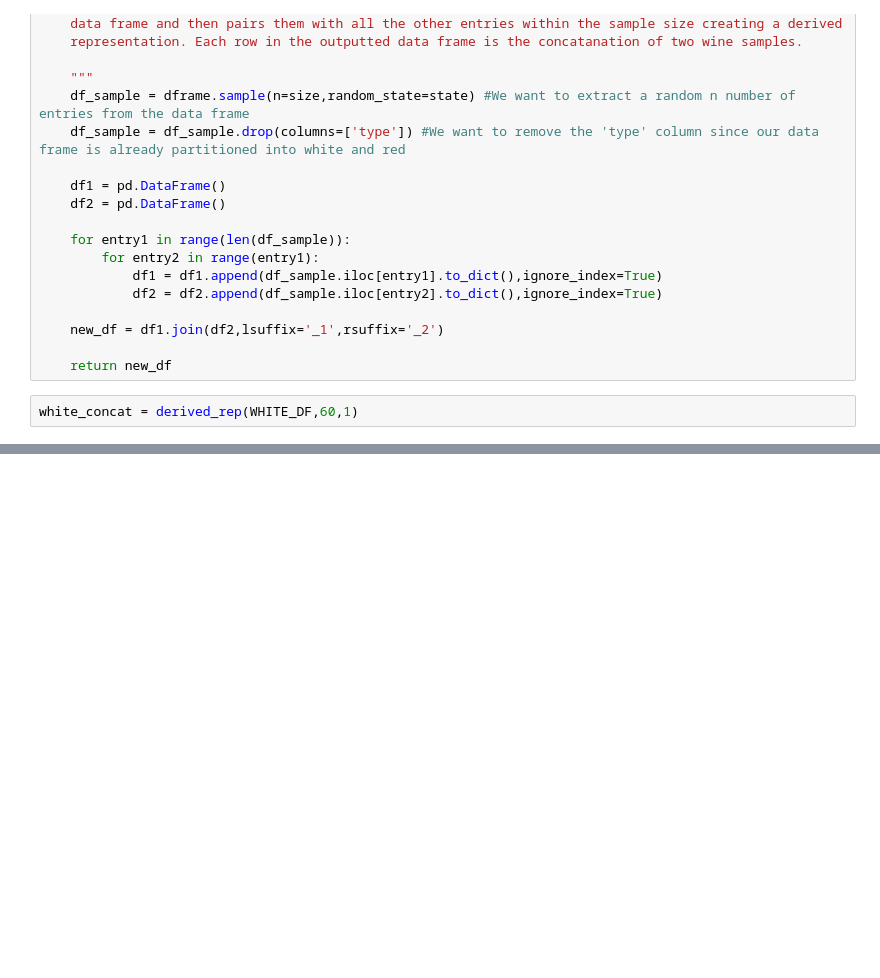
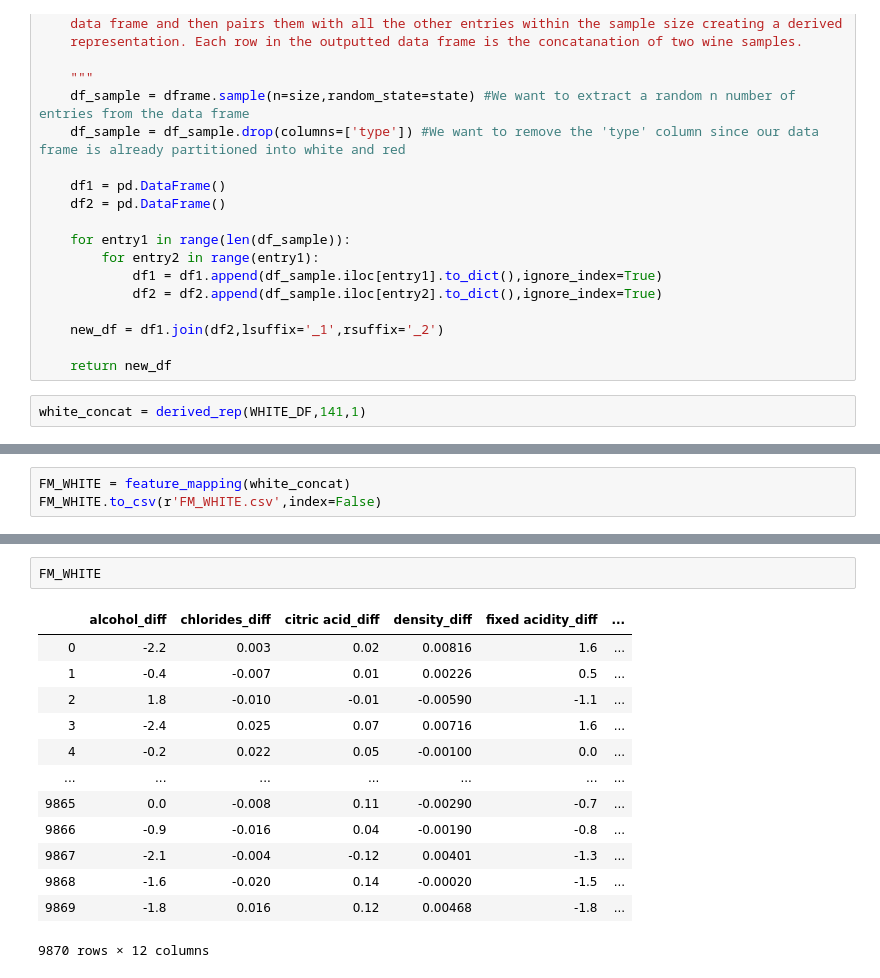
Before and after one commit to RayHYAN/INST0060_GroupWork, a Jupyter notebook: PROJECT CODE/Data pre processing.ipynb, the cells around one changed output, grey strips where cells are left out. Drawn from its saved outputs; the diff is of its cells as text; blank space fills up the shorter version.

```diff
--- a/PROJECT CODE/Data pre processing.ipynb
+++ b/PROJECT CODE/Data pre processing.ipynb
@@ -64,5 +63,5 @@ def derived_rep(dframe,size,state):
 
     return new_df
 # %%
-white_concat = derived_rep(WHITE_DF,60,1)
+white_concat = derived_rep(WHITE_DF,141,1)
 # %%
@@ -104,0 +101,3 @@ feature_mapping(red_concat)
+# %%
+FM_WHITE = feature_mapping(white_concat)
+FM_WHITE.to_csv(r'FM_WHITE.csv',index=False)
@@ -104,0 +123,16 @@ feature_mapping(red_concat)
+# %%
+FM_WHITE
+# %% [output]
+|  | alcohol_diff | chlorides_diff | citric acid_diff | density_diff | fixed acidity_diff | ... |
+| 0 | -2.2 | 0.003 | 0.02 | 0.00816 | 1.6 | ... |
+| 1 | -0.4 | -0.007 | 0.01 | 0.00226 | 0.5 | ... |
+| 2 | 1.8 | -0.010 | -0.01 | -0.00590 | -1.1 | ... |
+| 3 | -2.4 | 0.025 | 0.07 | 0.00716 | 1.6 | ... |
+| 4 | -0.2 | 0.022 | 0.05 | -0.00100 | 0.0 | ... |
+| ... | ... | ... | ... | ... | ... | ... |
+| 9865 | 0.0 | -0.008 | 0.11 | -0.00290 | -0.7 | ... |
+| 9866 | -0.9 | -0.016 | 0.04 | -0.00190 | -0.8 | ... |
+| 9867 | -2.1 | -0.004 | -0.12 | 0.00401 | -1.3 | ... |
+| 9868 | -1.6 | -0.020 | 0.14 | -0.00020 | -1.5 | ... |
+| 9869 | -1.8 | 0.016 | 0.12 | 0.00468 | -1.8 | ... |
+9870 rows × 12 columns
```
Also changed, not shown: parts of 19 cells of this notebook.
